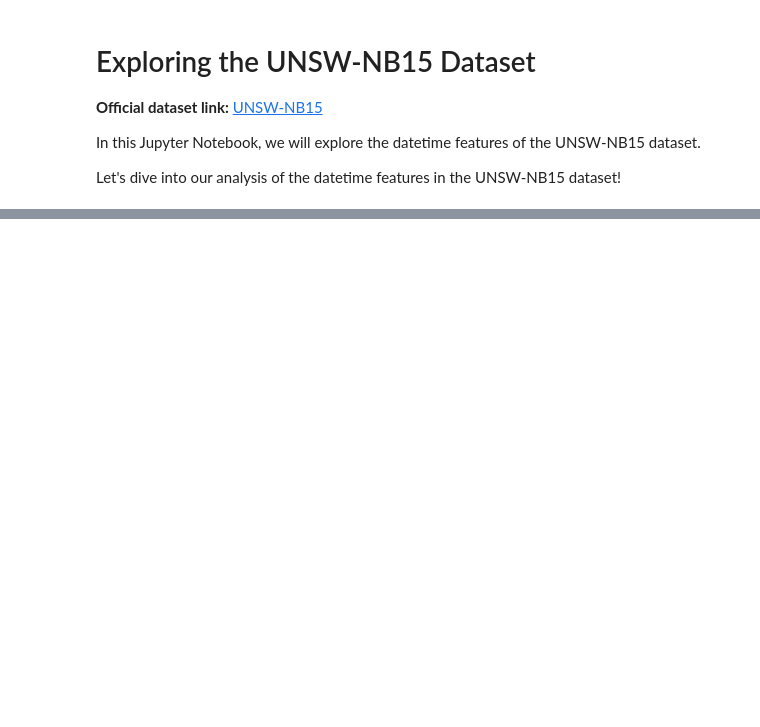
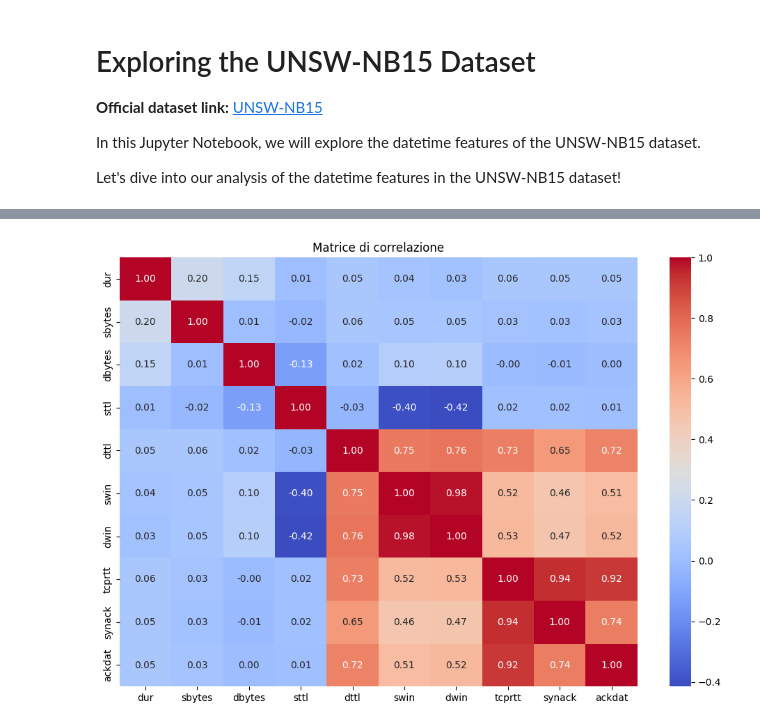
Before and after one commit to micheleguidaa/som-for-ids2, a Jupyter notebook: Exploring UNSW-NB15/Exploring_UNSW-NB15_Dataset.ipynb, the cells around one changed output, grey strips where cells are left out. Cells and saved outputs as stored; diff of their text form; code cells hidden in the pictures; blank space fills up the shorter version.

```diff
--- a/Exploring UNSW-NB15/Exploring_UNSW-NB15_Dataset.ipynb
+++ b/Exploring UNSW-NB15/Exploring_UNSW-NB15_Dataset.ipynb
@@ -74,0 +106,11 @@ df_dataset["Label"].value_counts()
+# %%
+# Matrice di correlazione per alcune caratteristiche chiave suddivise per categoria di attacco
+corr_features = ['dur', 'sbytes', 'dbytes', 'sttl', 'dttl', 'swin', 'dwin', 'tcprtt', 'synack', 'ackdat']
+corr_matrix = df[corr_features].corr()
+
+plt.figure(figsize=(12, 8))
+sns.heatmap(corr_matrix, annot=True, cmap='coolwarm', fmt='.2f')
+plt.title('Matrice di correlazione')
+plt.show()
+# %% [output]
+[figure, added]
```
Also changed, not shown: parts of 19 cells of this notebook, 5 other files.
